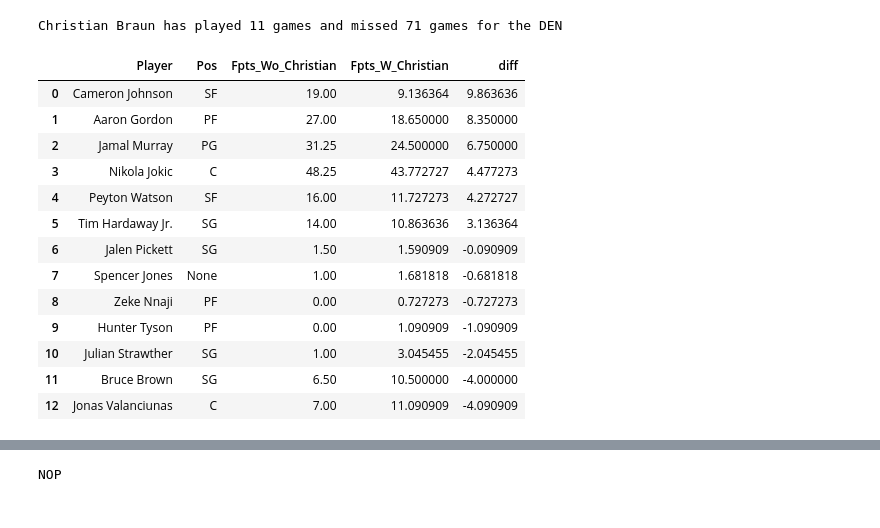
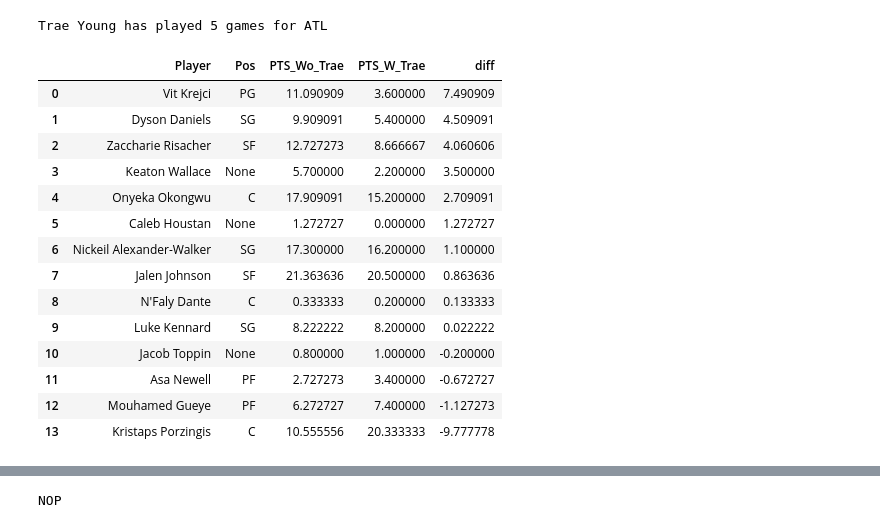
Before and after one commit to Relenes510/fantasy_basketball, a Jupyter notebook: notebooks/Data Exploration.ipynb, the cells around one changed output, grey strips where cells are left out. Drawn from its saved outputs; the diff is of its cells as text; code cells hidden in the pictures.

```diff
--- a/notebooks/Data Exploration.ipynb
+++ b/notebooks/Data Exploration.ipynb
@@ -20,43 +20,47 @@ pd.set_option('display.max_columns', None)
 # %%
 def player_influencer(player, team):
     df = pd.read_csv("../tables/2025/season_gamelogs.csv")
     frst_nm = player.split(" ")[0]
     df2 = con.execute(f"""SELECT DISTINCT game_id FROM df WHERE Player = '{player}'""").fetchdf()
     gms_plyd = len(df2.game_id.tolist())
-    print(f"{player} has played {gms_plyd} games and missed {82 - gms_plyd} games for the {team}")
-    b4 = con.execute(f"""SELECT * FROM
-                         (SELECT *,
-                          CASE WHEN game_id IN ({str(df2.game_id.unique().tolist()).replace("[", "").replace("]", "")}) THEN 1 ELSE 0 END as {frst_nm}_played
-                          FROM df)
-                         WHERE {frst_nm}_played = 0 AND game_id LIKE '%{team}%' AND Team = '{team}'""").fetchdf()
-    b4 = con.execute("""SELECT Player, Pos, AVG(Fpts) as Fpts FROM b4 GROUP BY Player, Pos ORDER BY Fpts DESC""").fetchdf()
+    print(f"{player} has played {gms_plyd} games for {team}")
 
-    aftr = con.execute(f"""SELECT * FROM
-                         (SELECT *,
-                          CASE WHEN game_id IN ({str(df2.game_id.unique().tolist()).replace("[", "").replace("]", "")}) THEN 1 ELSE 0 END as {frst_nm}_played
-                          FROM df)
-                         WHERE {frst_nm}_played = 1 AND game_id LIKE '%{team}%' AND Team = '{team}'""").fetchdf()
-    aftr = con.execute("""SELECT Player, Pos, AVG(Fpts) as Fpts FROM aftr GROUP BY Player, Pos ORDER BY Fpts DESC""").fetchdf()
+    for stat in ["PTS", "AST", "TRB"]:
 
-    display(con.execute(f"""SELECT b4.Player, b4.Pos, b4.Fpts as Fpts_Wo_{frst_nm}, aftr.Fpts as Fpts_W_{frst_nm}, b4.Fpts - Fpts_W_{frst_nm} as diff FROM b4
-                           JOIN aftr ON b4.Player = aftr.Player
-                           WHERE b4.Player != '{player}'
-                           ORDER BY diff DESC""").fetchdf())
+        b4 = con.execute(f"""SELECT * FROM
+                             (SELECT *,
+                              CASE WHEN game_id IN ({str(df2.game_id.unique().tolist()).replace("[", "").replace("]", "")}) THEN 1 ELSE 0 END as {frst_nm}_played
+                              FROM df)
+                             WHERE {frst_nm}_played = 0 AND game_id LIKE '%{team}%' AND Team = '{team}'""").fetchdf()
+        b4 = con.execute(f"""SELECT Player, Pos, AVG({stat}) as {stat} FROM b4 GROUP BY Player, Pos ORDER BY {stat} DESC""").fetchdf()
 
-player_influencer('Christian Braun', 'DEN')
+        aftr = con.execute(f"""SELECT * FROM
+                             (SELECT *,
+                              CASE WHEN game_id IN ({str(df2.game_id.unique().tolist()).replace("[", "").replace("]", "")}) THEN 1 ELSE 0 END as {frst_nm}_played
+                              FROM df)
+                             WHERE {frst_nm}_played = 1 AND game_id LIKE '%{team}%' AND Team = '{team}'""").fetchdf()
+        aftr = con.execute(f"""SELECT Player, Pos, AVG({stat}) as {stat} FROM aftr GROUP BY Player, Pos ORDER BY {stat} DESC""").fetchdf()
+
+        display(con.execute(f"""SELECT b4.Player, b4.Pos, b4.{stat} as {stat}_Wo_{frst_nm}, aftr.{stat} as {stat}_W_{frst_nm}, b4.{stat} - {stat}_W_{frst_nm} as diff FROM b4
+                               JOIN aftr ON b4.Player = aftr.Player
+                               WHERE b4.Player != '{player}'
+                               ORDER BY diff DESC""").fetchdf())
+
+player_influencer('Trae Young', 'ATL')
 # %% [output]
-Christian Braun has played 11 games and missed 71 games for the DEN
+Trae Young has played 5 games for ATL
-|  | Player | Pos | Fpts_Wo_Christian | Fpts_W_Christian | diff |
-| 0 | Cameron Johnson | SF | 19.00 | 9.136364 | 9.863636 |
-| 1 | Aaron Gordon | PF | 27.00 | 18.650000 | 8.350000 |
-| 2 | Jamal Murray | PG | 31.25 | 24.500000 | 6.750000 |
-| 3 | Nikola Jokic | C | 48.25 | 43.772727 | 4.477273 |
-| 4 | Peyton Watson | SF | 16.00 | 11.727273 | 4.272727 |
-| 5 | Tim Hardaway Jr. | SG | 14.00 | 10.863636 | 3.136364 |
-| 6 | Jalen Pickett | SG | 1.50 | 1.590909 | -0.090909 |
-| 7 | Spencer Jones | None | 1.00 | 1.681818 | -0.681818 |
-| 8 | Zeke Nnaji | PF | 0.00 | 0.727273 | -0.727273 |
-| 9 | Hunter Tyson | PF | 0.00 | 1.090909 | -1.090909 |
-| 10 | Julian Strawther | SG | 1.00 | 3.045455 | -2.045455 |
-| 11 | Bruce Brown | SG | 6.50 | 10.500000 | -4.000000 |
-| 12 | Jonas Valanciunas | C | 7.00 | 11.090909 | -4.090909 |
+|  | Player | Pos | PTS_Wo_Trae | PTS_W_Trae | diff |
+| 0 | Vit Krejci | PG | 11.090909 | 3.600000 | 7.490909 |
+| 1 | Dyson Daniels | SG | 9.909091 | 5.400000 | 4.509091 |
+| 2 | Zaccharie Risacher | SF | 12.727273 | 8.666667 | 4.060606 |
+| 3 | Keaton Wallace | None | 5.700000 | 2.200000 | 3.500000 |
+| 4 | Onyeka Okongwu | C | 17.909091 | 15.200000 | 2.709091 |
+| 5 | Caleb Houstan | None | 1.272727 | 0.000000 | 1.272727 |
+| 6 | Nickeil Alexander-Walker | SG | 17.300000 | 16.200000 | 1.100000 |
+| 7 | Jalen Johnson | SF | 21.363636 | 20.500000 | 0.863636 |
+| 8 | N'Faly Dante | C | 0.333333 | 0.200000 | 0.133333 |
+| 9 | Luke Kennard | SG | 8.222222 | 8.200000 | 0.022222 |
+| 10 | Jacob Toppin | None | 0.800000 | 1.000000 | -0.200000 |
+| 11 | Asa Newell | PF | 2.727273 | 3.400000 | -0.672727 |
+| 12 | Mouhamed Gueye | PF | 6.272727 | 7.400000 | -1.127273 |
+| 13 | Kristaps Porzingis | C | 10.555556 | 20.333333 | -9.777778 |
```
Also changed, not shown: parts of 1 cell of this notebook, 4 other files.
